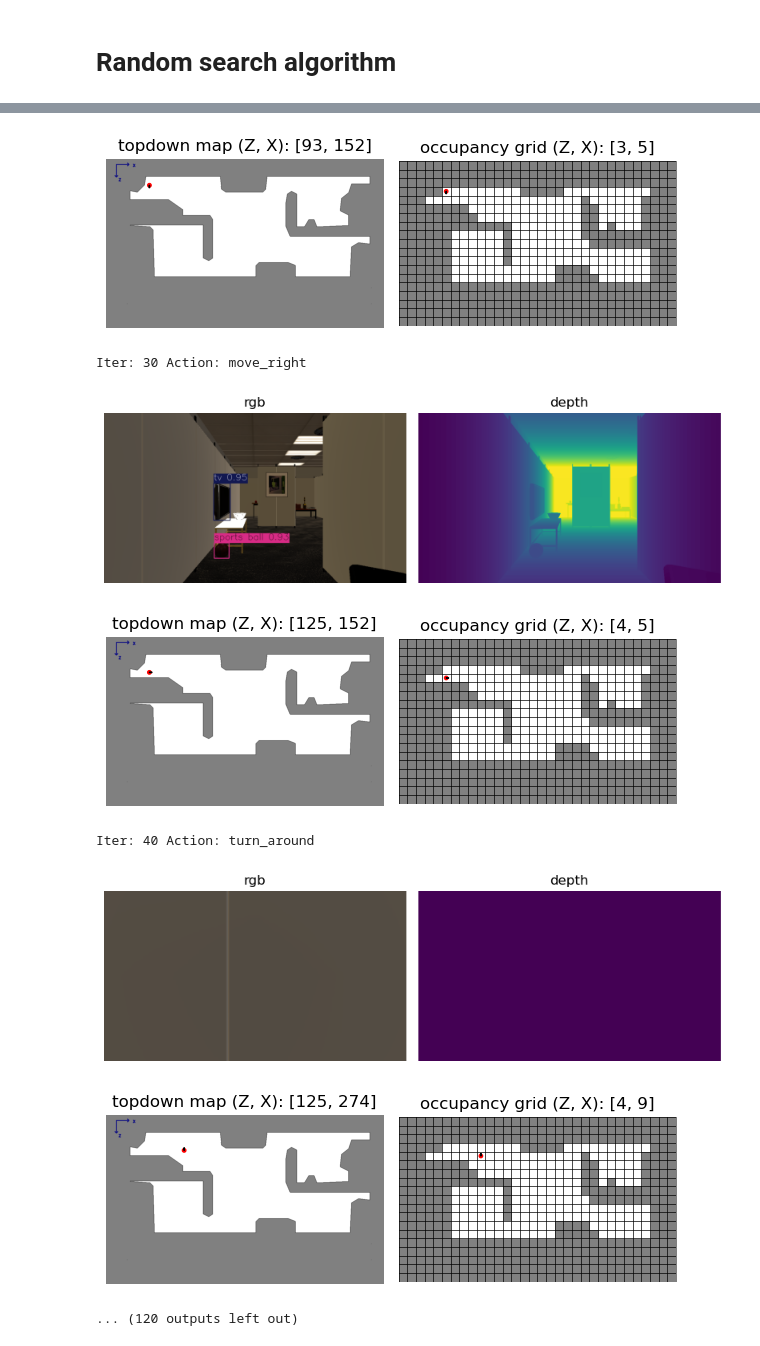
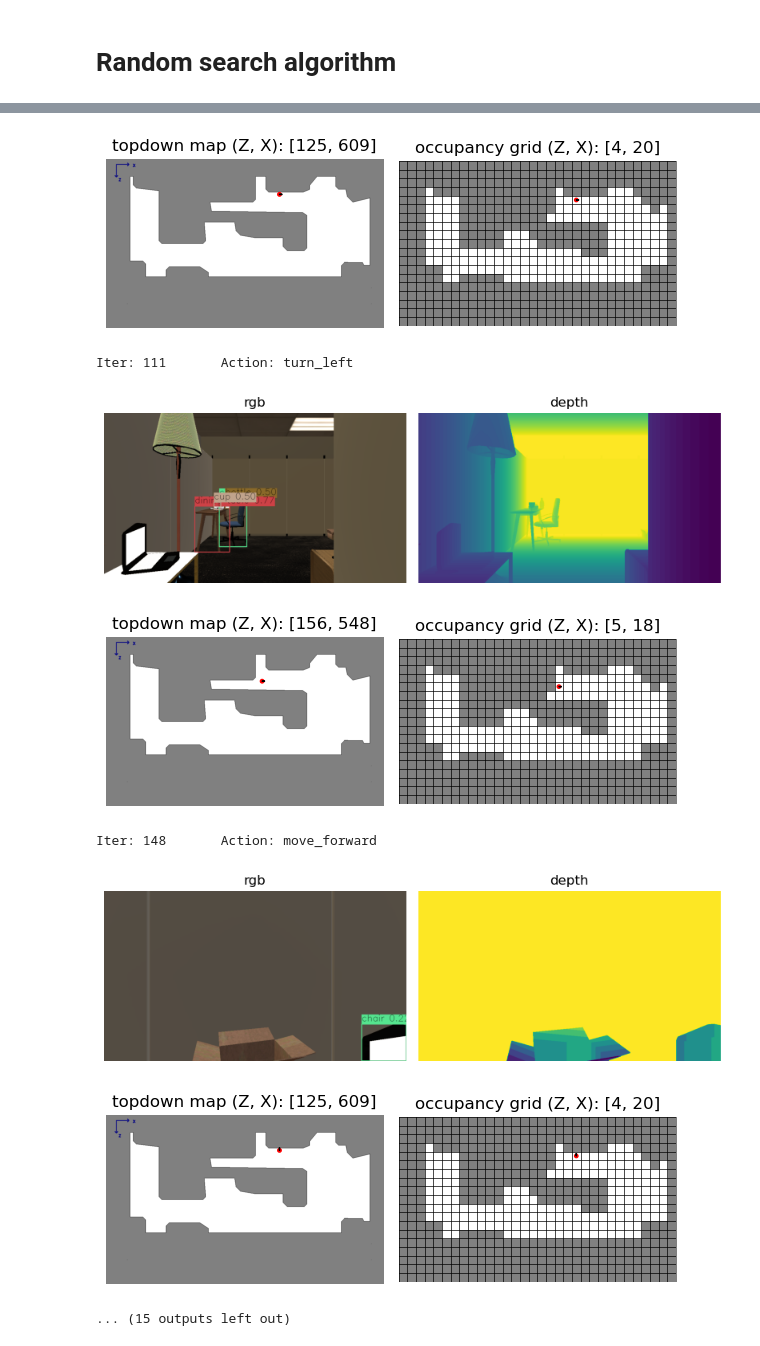
Before and after one commit to joaocb2002/ObjectNav-Msc, a Jupyter notebook: main-random.ipynb, the cells around one changed output, grey strips where cells are left out. Drawn from its saved outputs; the diff is of its cells as text; code cells hidden in the pictures.

```diff
--- a/main-random.ipynb
+++ b/main-random.ipynb
@@ -37,7 +41,7 @@ with open('simulation-data/simulations.json', 'r') as f:
     simulations = json.load(f)
 
 # Simulation configuration (index selects the simulation)
-simulation = simulations[2]
+simulation = simulations[5]
 
 # Access its fields
 SCENE = simulation["scene"]
@@ -147,6 +151,9 @@ for x_g in range(grid_resolution[0]):
                 grid_free_cells.append([x_g, y_g]) # Add grid position
             else:
                 grid_map[x_g, y_g, :] = [128, 128, 128] # Grey pixel
+
+# Compute free cells in grid
+num_free_cells = len(grid_free_cells)
 # %%
 # Initialize an agent
 agent = sim.initialize_agent(sim_settings["default_agent"])
@@ -154,7 +161,7 @@ agent = sim.initialize_agent(sim_settings["default_agent"])
 # Sample a random position (within the possible ones)
 grid_position = random.choice(grid_free_cells)
 idx = grid_free_cells.index(grid_position)
-wrld_position = world_free_coords[idx]
+world_position = world_free_coords[idx]
 map_position = map_free_cells[idx]
 
 # Sample a random yaw rotation
@@ -163,7 +170,7 @@ agent_quart = myutils.yaw_to_quaternion(agent_yaw)
 
 # Set agent state
 agent_state = habitat_sim.AgentState()
-agent_state.position = wrld_position
+agent_state.position = world_position
 agent_state.rotation = agent_quart
 agent.set_state(agent_state)
 
@@ -171,10 +178,10 @@ agent.set_state(agent_state)
 min_bounds, max_bounds = sim.pathfinder.get_bounds()
 x_dim = max_bounds[0] - min_bounds[0]
 topdown_radius = (AGENT_RADIUS / x_dim * topdown_resolution[0])
-occ_grid_radius = (AGENT_RADIUS / x_dim * grid_resolution[0])
+grid_radius = (AGENT_RADIUS / x_dim * grid_resolution[0])
 
 # Get initial agent position tuple and radius tuple
-agent_radius = (topdown_radius, occ_grid_radius)
+agent_radius = (topdown_radius, grid_radius)
 agent_positions = (map_position, grid_position)
 
 # Get initial observations and maps
@@ -191,7 +198,12 @@ simtools.display_sim_state(rgb, depth, topdown_map, grid_map, agent_positions, a
 target_found = False
 num_actions = 0
 travelled_distance = 0.0
-closeness = float("inf")
+location_error = float("inf")
+
+# Simulation parameters
+ACTIONS = ACTIONS # default
+MAX_ITER = num_free_cells * 2
+DISPLAY_STEP = MAX_ITER // 10
 
 # Main simulation loop
 while (num_actions < MAX_ITER) and (not target_found):
@@ -205,28 +217,25 @@ while (num_actions < MAX_ITER) and (not target_found):
         continue
 
     # Perform the action and update agent state
-    new_grid_position, new_agent_yaw = simtools.perform_action(action, grid_position, agent_yaw)
+    grid_position, agent_yaw = simtools.perform_action(action, grid_position, agent_yaw)
 
-    # Update the agent position
-    idx = grid_free_cells.index(new_grid_position)
-    new_map_position = map_free_cells[idx]
-    new_wrld_position = world_free_coords[idx]
-
-    # Get quarternion from yaw
-    new_agent_quart = myutils.yaw_to_quaternion(new_agent_yaw)
+    # Update the agent position and orientation
+    idx = grid_free_cells.index(grid_position)
+    map_position, world_position = map_free_cells[idx], world_free_coords[idx]
+    agent_quart = myutils.yaw_to_quaternion(agent_yaw)
+    agent_positions = (map_position, grid_position)
 
     # Compute travelled distance
-    travelled_distance += simtools.compute_travelled_distance(agent_state.position, new_wrld_position)
+    travelled_distance += simtools.compute_travelled_distance(agent_state.position, world_position)
 
     # Set agent state
-    agent_state.position = new_wrld_position
-    agent_state.rotation = new_agent_quart
+    agent_state.position = world_position
+    agent_state.rotation = agent_quart
     agent.set_state(agent_state)
 
     # Get observations
-    observations = sim.get_sensor_observations(0)
-    rgb = observations["color_sensor"]
-    depth = observations["depth_sensor"]
+    obs = sim.get_sensor_observations(0)
+    rgb, depth = obs["color_sensor"], obs["depth_sensor"]
 
     # YOLO Prediction
     results = yolo_model.predict(source=rgb[:,:,:3], device='cuda:0', conf=0.30, iou=0.40, verbose=False, max_det=10)
@@ -234,14 +243,9 @@ while (num_actions < MAX_ITER) and (not target_found):
     simtools.merge_rgb_yolo_outputs(rgb, detections)
     target_found, target_bbox = simtools.was_target_found(TARGET_OBJECT_ID, detections, CONFIDENCE_THRESHOLD)
 
-    # Updates
-    agent_yaw = new_agent_yaw
-    grid_position = new_grid_position
-    agent_positions = (new_map_position, new_grid_position)
-
     # Display the current simulation state (maps + observations)
     if not num_actions % DISPLAY_STEP:
-        print("Iter:", num_actions, "Action:", action)
+        print("Iter:", num_actions, "\tAction:", action)
         simtools.display_sim_observations(rgb, depth)
         simtools.display_topdown_maps(topdown_map, grid_map, agent_positions, agent_radius, agent_yaw)
 # %% [output]
@@ -253,11 +257,11 @@ Iter: 20 Action: move_backward
-[figure, old version]
+[figure, new version]
-Iter: 30 Action: move_right
+Iter: 111       Action: turn_left
-[figure, old version]
+[figure, new version]
-[figure, old version]
+[figure, new version]
-Iter: 40 Action: turn_around
+Iter: 148       Action: move_forward
-[figure, old version]
+[figure, new version]
-[figure, old version]
+[figure, new version]
-... (120 outputs left out)
+... (15 outputs left out)
 # %%
 # Target found or not
 if target_found:
```
Also changed, not shown: parts of 5 cells of this notebook, 5 other files.
